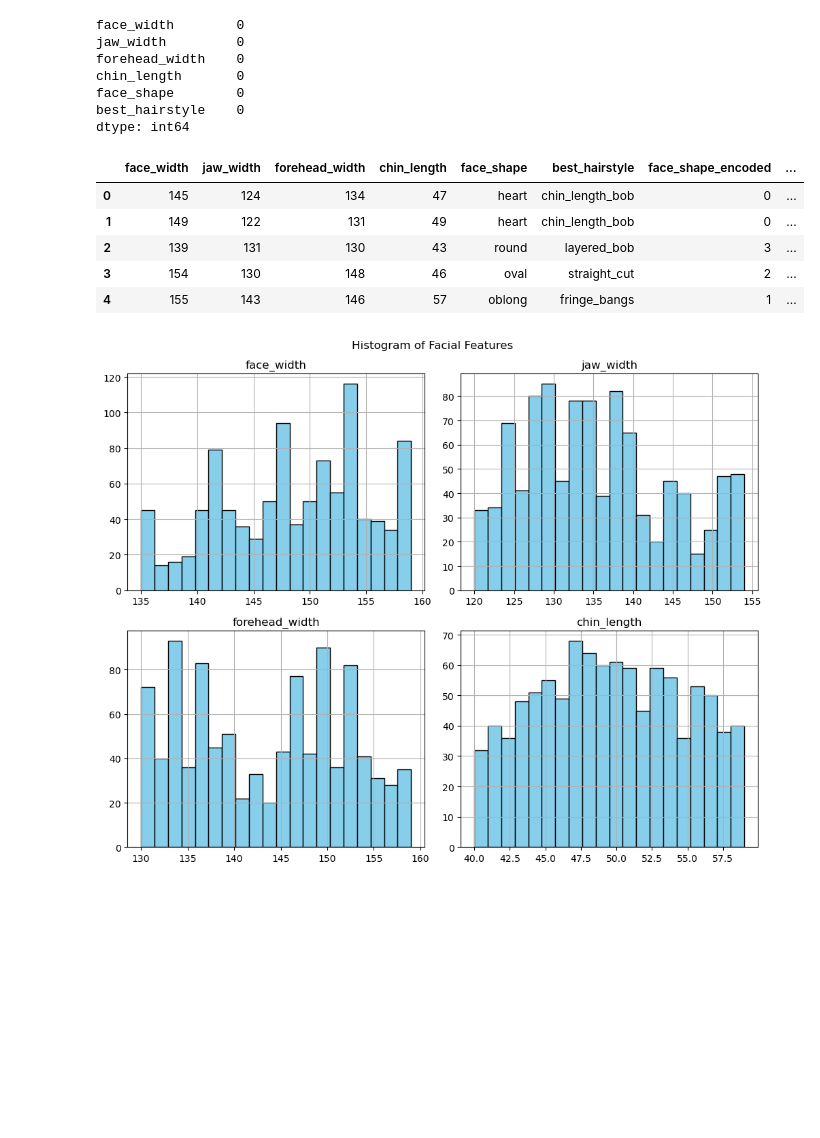
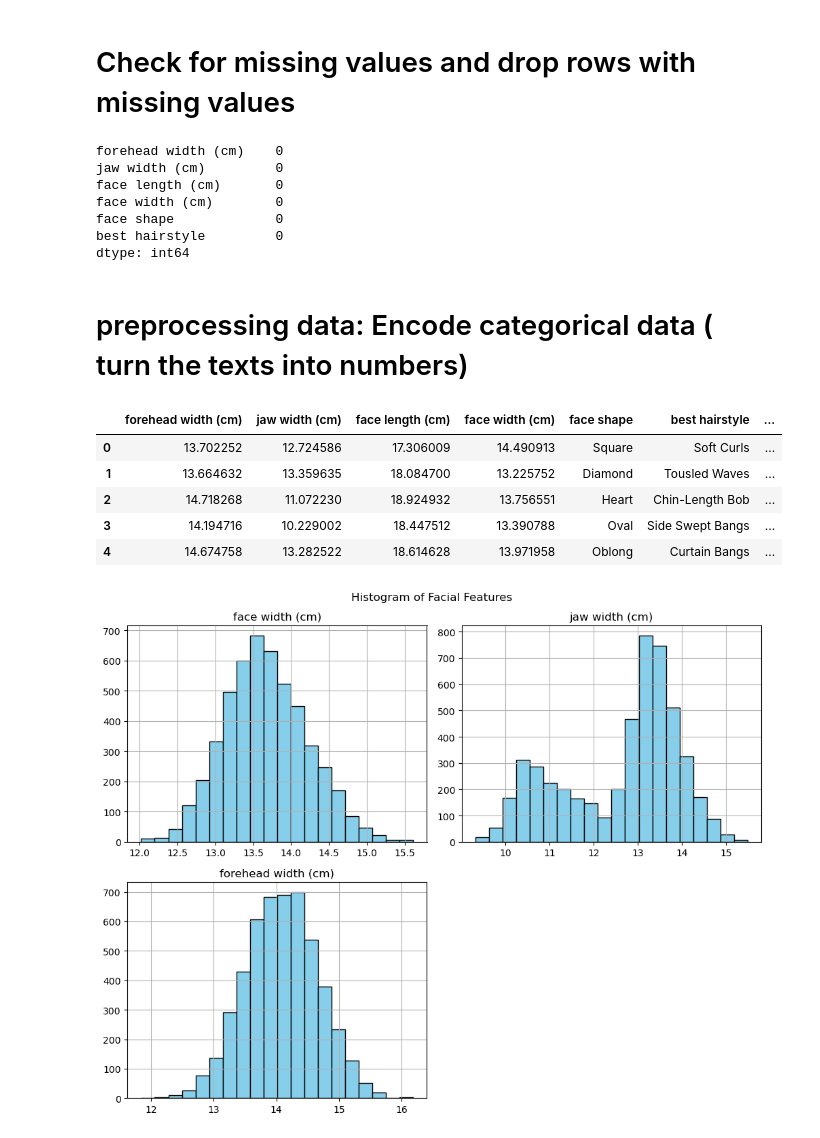
Before and after one commit to sunhesh12/face-shape-hairstyle-ml, a Jupyter notebook: notebooks/logistic_regression/EDA_logistic_regression1.ipynb, the cells around one changed output. Saved outputs shown, nothing was run; the diff lists cells and outputs as text; code cells hidden in the pictures; blank space fills up the shorter version.

```diff
--- a/notebooks/logistic_regression/EDA_logistic_regression1.ipynb
+++ b/notebooks/logistic_regression/EDA_logistic_regression1.ipynb
@@ -15,0 +9,4 @@ df.head()
+# %%
+
+df = pd.read_csv('../../data sheets/synthetic_face_shape_dataset_5000.csv')
+df.head()
@@ -16,39 +20,41 @@ df.head()
+# %% [markdown]
+# Check for missing values and drop rows with missing values
+# %%
+print(df.isnull().sum())
+df.dropna(inplace=True)
+# %% [output]
+forehead width (cm)    0
+jaw width (cm)         0
+face length (cm)       0
+face width (cm)        0
+face shape             0
+best hairstyle         0
+dtype: int64
+# %% [markdown]
+# preprocessing data: Encode categorical data ( turn the texts into numbers)
 # %%
-# Check for missing values
-print(df.isnull().sum())
 
-# Optionally drop rows with missing values
-df.dropna(inplace=True)
-
-# Encode categorical data (e.g., turn text into numbers)
 from sklearn.preprocessing import LabelEncoder
 
 le_face = LabelEncoder()
 le_hair = LabelEncoder()
 
-df['face_shape_encoded'] = le_face.fit_transform(df['face_shape'])
-df['hairstyle_encoded'] = le_hair.fit_transform(df['best_hairstyle'])
+df['face_shape_encoded'] = le_face.fit_transform(df['face shape'])
+df['hairstyle_encoded'] = le_hair.fit_transform(df['best hairstyle'])
 
 df.head()
 # %% [output]
-face_width        0
-jaw_width         0
-forehead_width    0
-chin_length       0
-face_shape        0
-best_hairstyle    0
-dtype: int64
-|  | face_width | jaw_width | forehead_width | chin_length | face_shape | best_hairstyle | face_shape_encoded | ... |
-| 0 | 145 | 124 | 134 | 47 | heart | chin_length_bob | 0 | ... |
-| 1 | 149 | 122 | 131 | 49 | heart | chin_length_bob | 0 | ... |
-| 2 | 139 | 131 | 130 | 43 | round | layered_bob | 3 | ... |
-| 3 | 154 | 130 | 148 | 46 | oval | straight_cut | 2 | ... |
-| 4 | 155 | 143 | 146 | 57 | oblong | fringe_bangs | 1 | ... |
+|  | forehead width (cm) | jaw width (cm) | face length (cm) | face width (cm) | face shape | best hairstyle | ... |
+| 0 | 13.702252 | 12.724586 | 17.306009 | 14.490913 | Square | Soft Curls | ... |
+| 1 | 13.664632 | 13.359635 | 18.084700 | 13.225752 | Diamond | Tousled Waves | ... |
+| 2 | 14.718268 | 11.072230 | 18.924932 | 13.756551 | Heart | Chin-Length Bob | ... |
+| 3 | 14.194716 | 10.229002 | 18.447512 | 13.390788 | Oval | Side Swept Bangs | ... |
+| 4 | 14.674758 | 13.282522 | 18.614628 | 13.971958 | Oblong | Curtain Bangs | ... |
 # %%
-features = ['face_width', 'jaw_width', 'forehead_width', 'chin_length']
+features = ['face width (cm)', 'jaw width (cm)', 'forehead width (cm)']
 df[features].hist(bins=20, figsize=(10, 8), color='skyblue', edgecolor='black')
 plt.suptitle('Histogram of Facial Features')
 plt.tight_layout()
 plt.show()
 # %% [output]
-[figure, old version]
+[figure, new version]
```
Also changed, not shown: parts of 12 cells of this notebook, 2 other files.
